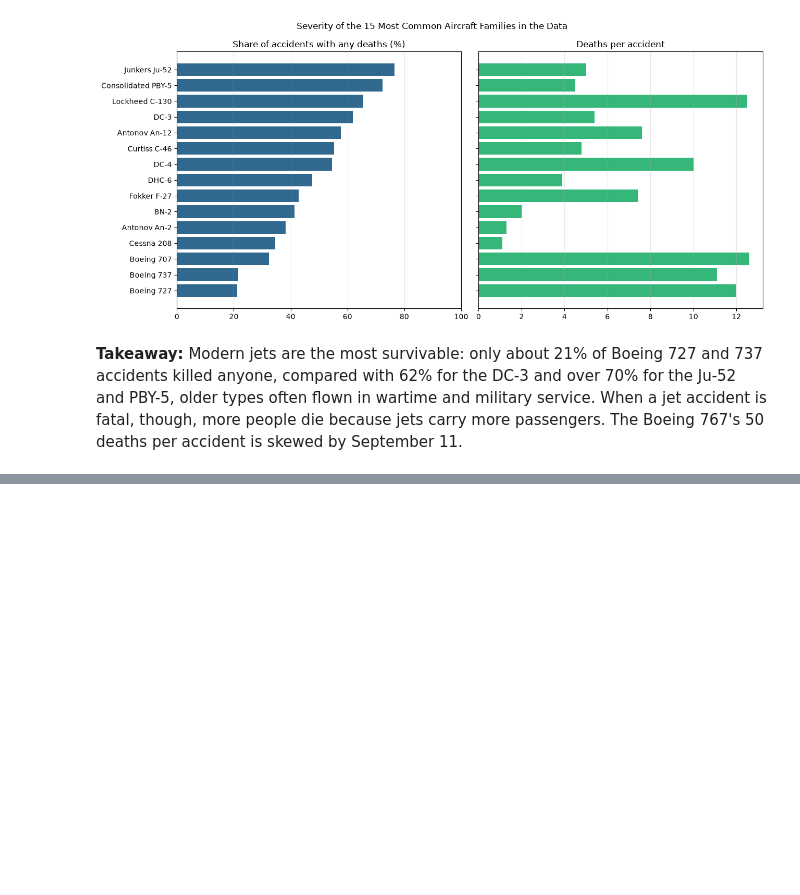
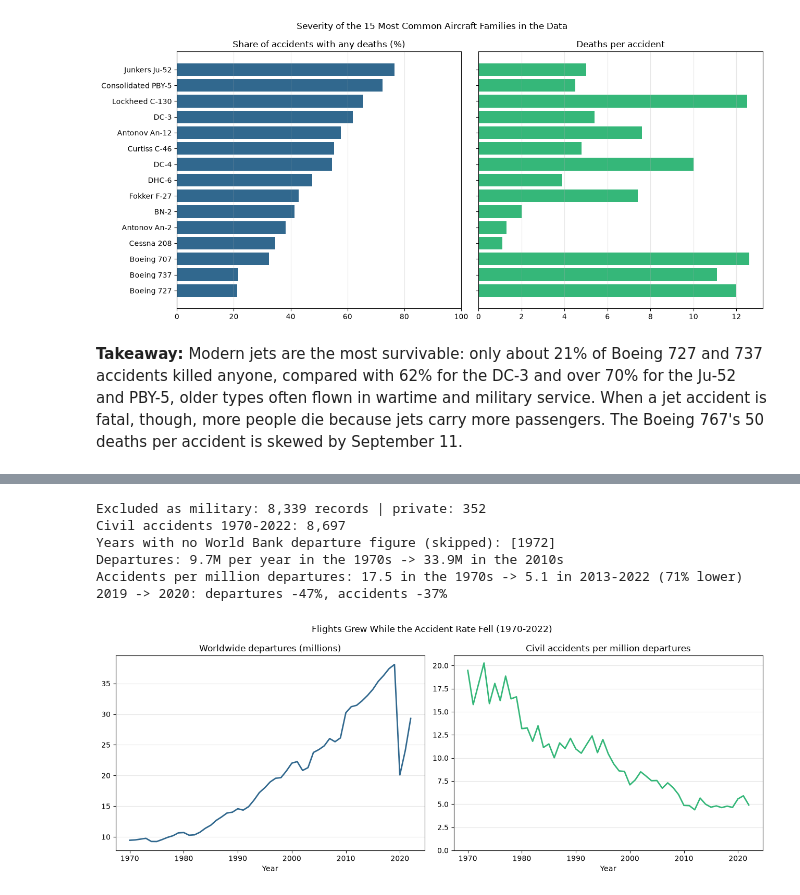
Before and after one commit to theamanali/civil-aviation-accident-analysis, a Jupyter notebook: analysis.ipynb, the cells around one changed output, grey strips where cells are left out. Cells and saved outputs as stored; diff of their text form; code cells hidden in the pictures; blank space fills up the shorter version.

```diff
--- a/analysis.ipynb
+++ b/analysis.ipynb
@@ -576,0 +587,58 @@ Most deaths:
+# %%
+WORLD_BANK_DEPARTURES_URL = "https://api.worldbank.org/v2/country/WLD/indicator/IS.AIR.DPRT?format=json&per_page=200"
+
+
+def load_world_departures() -> pd.Series:
+    """Worldwide registered carrier departures per year (World Bank indicator IS.AIR.DPRT)."""
+    with urllib.request.urlopen(WORLD_BANK_DEPARTURES_URL, timeout=30) as response:
+        _, rows = json.load(response)
+    return pd.Series({int(r["date"]): r["value"] for r in rows if r["value"] is not None}).sort_index()
+
+
+departures = load_world_departures()
+
+military_pattern = (
+    r"\b(?:AF|AAF|USAF|USAAF|RAF|RAAF|RCAF|RNZAF|SAAF|IAF|USMC|Luftwaffe|Air Force|Air Corps"
+    r"|Navy|Naval|Army|Marines?|Military|Coast Guard|National Guard|Defence|Defense)\b"
+)
+op = aviation_data["operator_clean"].fillna("")
+# "Army Parachute Association" and similar are civilian clubs
+is_military = op.str.contains(military_pattern) & ~op.str.contains("Association")
+is_private = op.str.lower().eq("private")
+is_accident = aviation_data["cat"].str.startswith("A")
+civil_accidents = aviation_data[is_accident & ~is_military & ~is_private]
+
+civil_years = pd.to_numeric(civil_accidents["year"], errors="coerce")
+civil_per_year = civil_years[civil_years.between(1970, 2022)].astype(int).value_counts().sort_index()
+rate = (civil_per_year / departures.loc[1970:2022] * 1_000_000).dropna()
+missing_years = sorted(set(range(1970, 2023)) - set(rate.index))
+
+print(f"Excluded as military: {is_military.sum():,} records | private: {is_private.sum():,}")
+print(f"Civil accidents 1970-2022: {civil_per_year.sum():,}")
+print(f"Years with no World Bank departure figure (skipped): {missing_years}")
+print(f"Departures: {departures.loc[1970:1979].mean() / 1e6:.1f}M per year in the 1970s -> {departures.loc[2010:2019].mean() / 1e6:.1f}M in the 2010s")
+print(f"Accidents per million departures: {rate.loc[1970:1979].mean():.1f} in the 1970s -> {rate.loc[2013:2022].mean():.1f} in 2013-2022 "
+      f"({1 - rate.loc[2013:2022].mean() / rate.loc[1970:1979].mean():.0%} lower)")
+print(f"2019 -> 2020: departures {departures[2020] / departures[2019] - 1:+.0%}, accidents {civil_per_year[2020] / civil_per_year[2019] - 1:+.0%}")
+
+palette = sns.color_palette("viridis", 2)
+fig, axes = plt.subplots(1, 2, figsize=(13, 5))
+axes[0].plot(departures.loc[1970:2022].index, departures.loc[1970:2022].values / 1e6, color=palette[0], linewidth=2)
+axes[0].set_title("Worldwide departures (millions)")
+axes[1].plot(rate.index, rate.values, color=palette[1], linewidth=2)
+axes[1].set_title("Civil accidents per million departures")
+axes[1].set_ylim(bottom=0)
+for ax in axes:
+    ax.set_xlabel("Year")
+    ax.grid(axis="y", alpha=0.3)
+fig.suptitle("Flights Grew While the Accident Rate Fell (1970-2022)")
+plt.tight_layout()
+plt.show()
+# %% [output]
+Excluded as military: 8,339 records | private: 352
+Civil accidents 1970-2022: 8,697
+Years with no World Bank departure figure (skipped): [1972]
+Departures: 9.7M per year in the 1970s -> 33.9M in the 2010s
+Accidents per million departures: 17.5 in the 1970s -> 5.1 in 2013-2022 (71% lower)
+2019 -> 2020: departures -47%, accidents -37%
+[figure, added]
```
Also changed, not shown: parts of 6 cells of this notebook, 2 other files.
